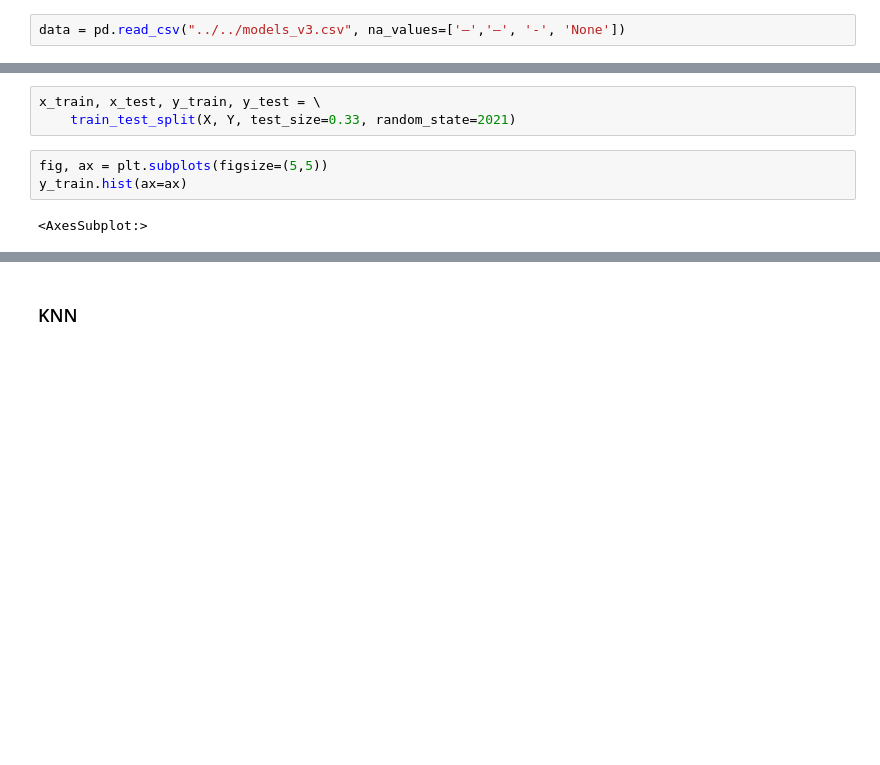
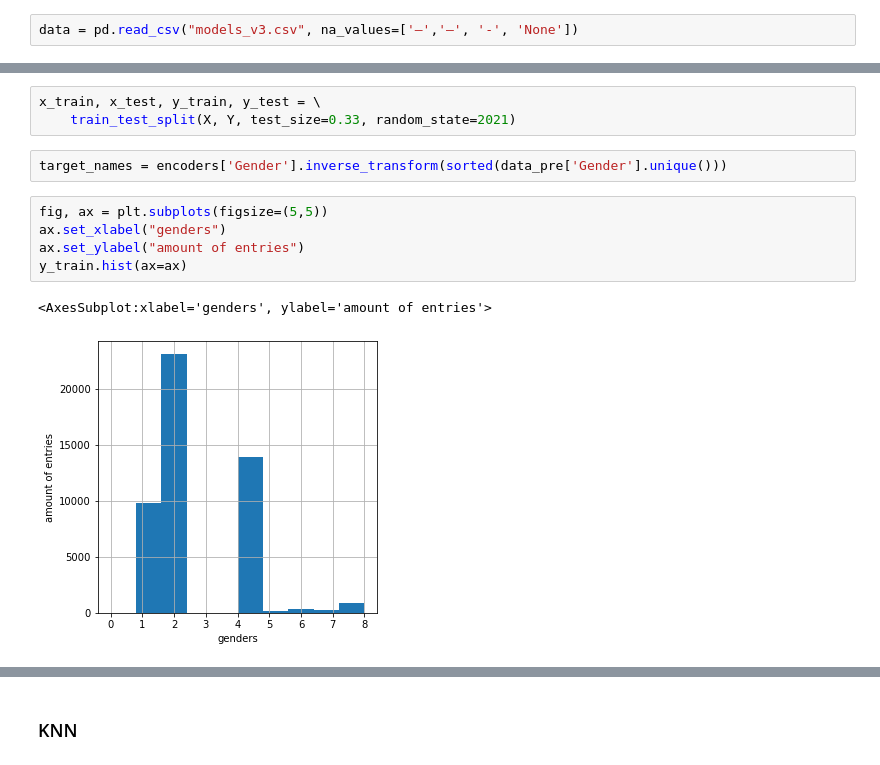
Before and after one commit to ignatovskiy/Data_Satanism, a Jupyter notebook: lab1/Lab 1.ipynb, the cells around one changed output, grey strips where cells are left out. Cells and saved outputs as stored; diff of their text form; blank space fills up the shorter version.

```diff
--- a/lab1/Lab 1.ipynb
+++ b/lab1/Lab 1.ipynb
@@ -19,7 +19,7 @@ import matplotlib.pyplot as plt
 # %%
 pd.set_option('display.max_columns', 100)
 # %%
-data = pd.read_csv("../../models_v3.csv", na_values=['–','—', '-', 'None'])
+data = pd.read_csv("models_v3.csv", na_values=['–','—', '-', 'None'])
 # %% [markdown]
 # 1. Первичный анализ данных
 # %% [markdown]
@@ -237,10 +242,15 @@ X = data_pre.drop(["Gender"], axis=1)
 # %%
 x_train, x_test, y_train, y_test = \
     train_test_split(X, Y, test_size=0.33, random_state=2021)
+# %%
+target_names = encoders['Gender'].inverse_transform(sorted(data_pre['Gender'].unique()))
 # %%
 fig, ax = plt.subplots(figsize=(5,5))
+ax.set_xlabel("genders")
+ax.set_ylabel("amount of entries")
 y_train.hist(ax=ax)
 # %% [output]
-<AxesSubplot:>
+<AxesSubplot:xlabel='genders', ylabel='amount of entries'>
+[figure, added]
 # %%
 fig, ax = plt.subplots(figsize=(5,5))
```
Also changed, not shown: parts of 62 cells of this notebook.
